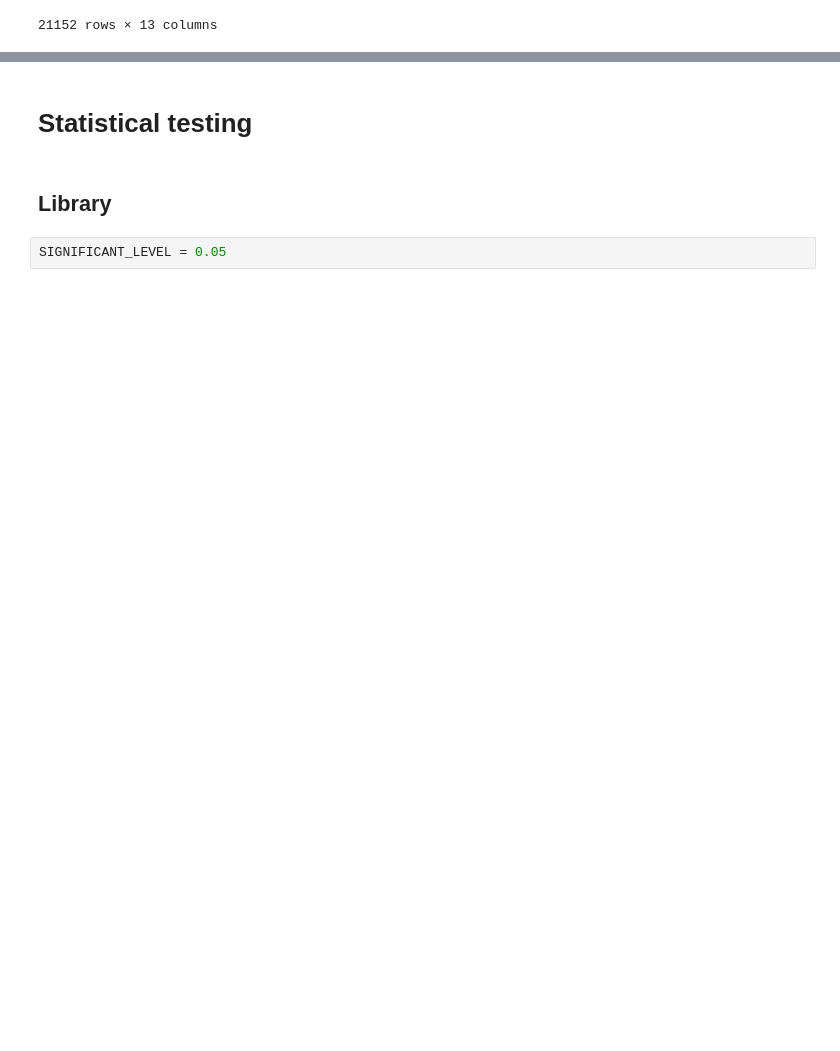
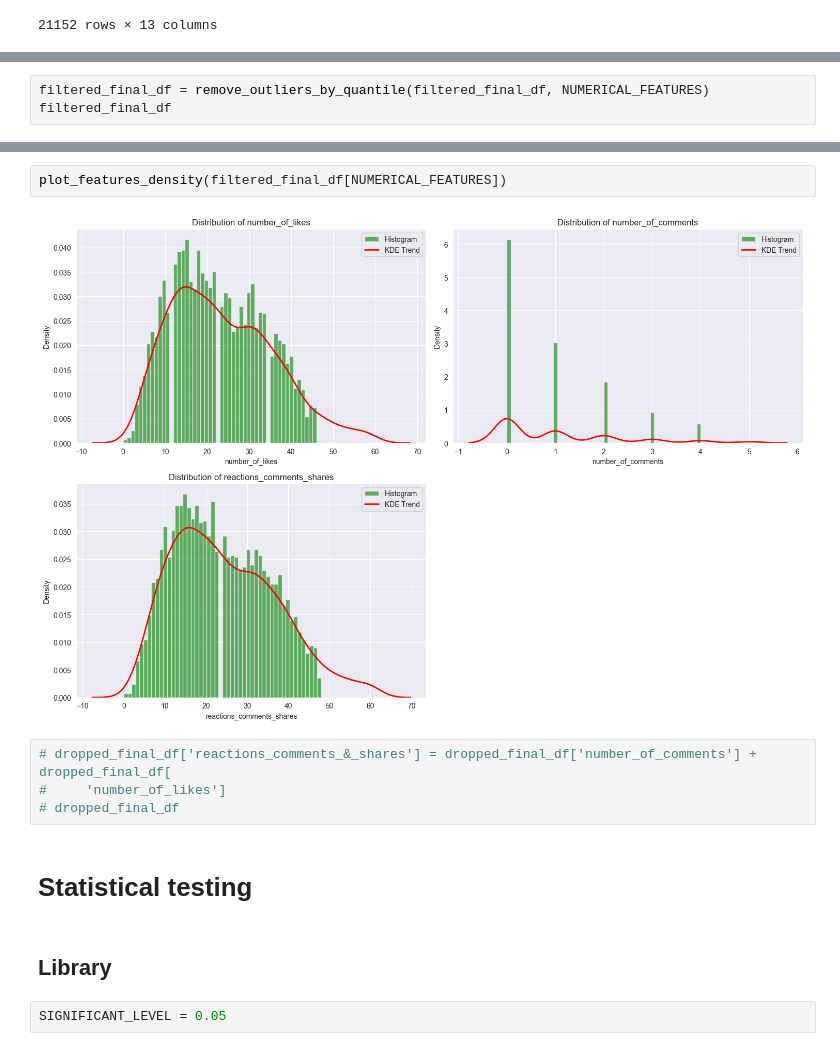
Before and after one commit to semwett0301/dms-hypothesis-testing, a Jupyter notebook: analysis.ipynb, the cells around one changed output, grey strips where cells are left out. Saved outputs shown, nothing was run; the diff lists cells and outputs as text; blank space fills up the shorter version.

```diff
--- a/analysis.ipynb
+++ b/analysis.ipynb
@@ -86,0 +288,3 @@ final_df
+# %%
+filtered_final_df = remove_outliers_by_quantile(filtered_final_df, NUMERICAL_FEATURES)
+filtered_final_df
@@ -87,3 +305,11 @@ final_df
+# %%
+plot_features_density(filtered_final_df[NUMERICAL_FEATURES])
+# %% [output]
+[figure, added]
+# %%
+# dropped_final_df['reactions_comments_&_shares'] = dropped_final_df['number_of_comments'] + dropped_final_df[
+#     'number_of_likes']
+# dropped_final_df
 # %% [markdown]
 # Statistical testing
 # %% [markdown]
```
Also changed, not shown: parts of 39 cells of this notebook, 4 other files.
